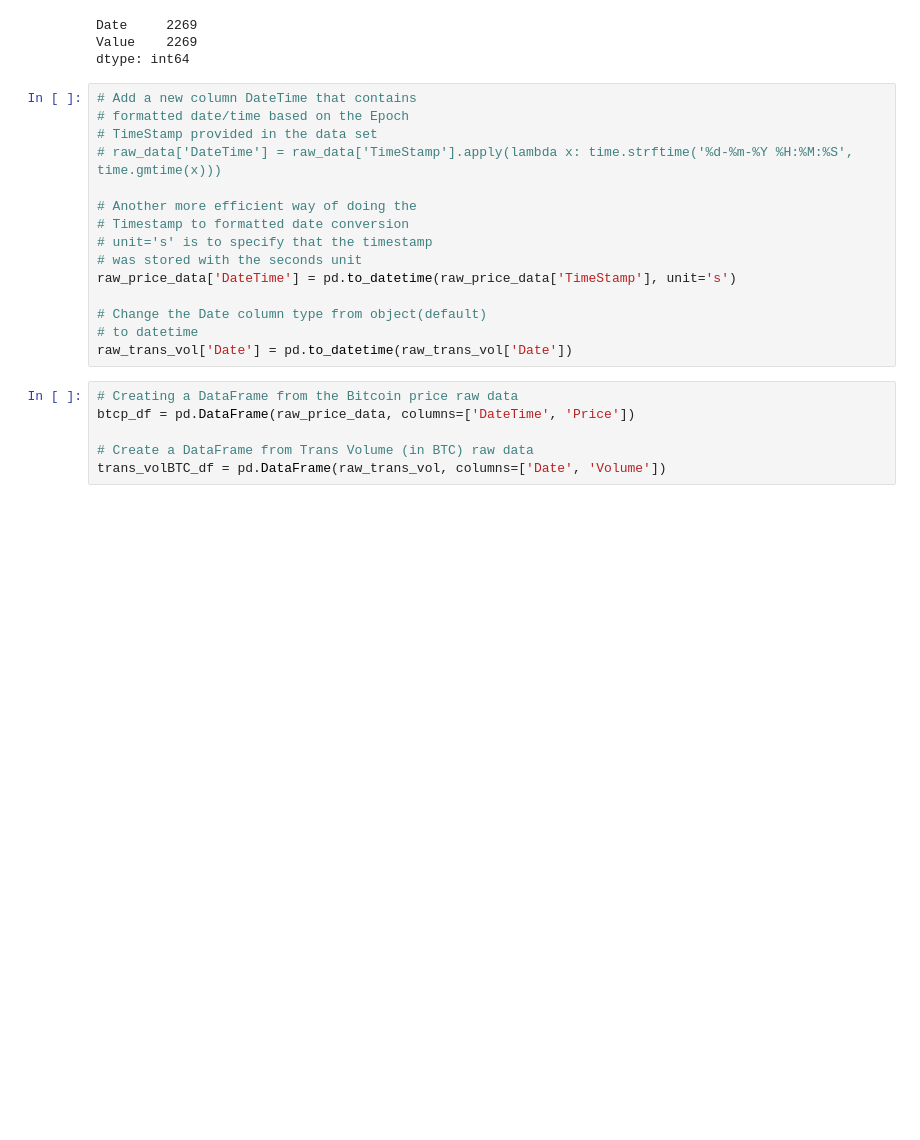
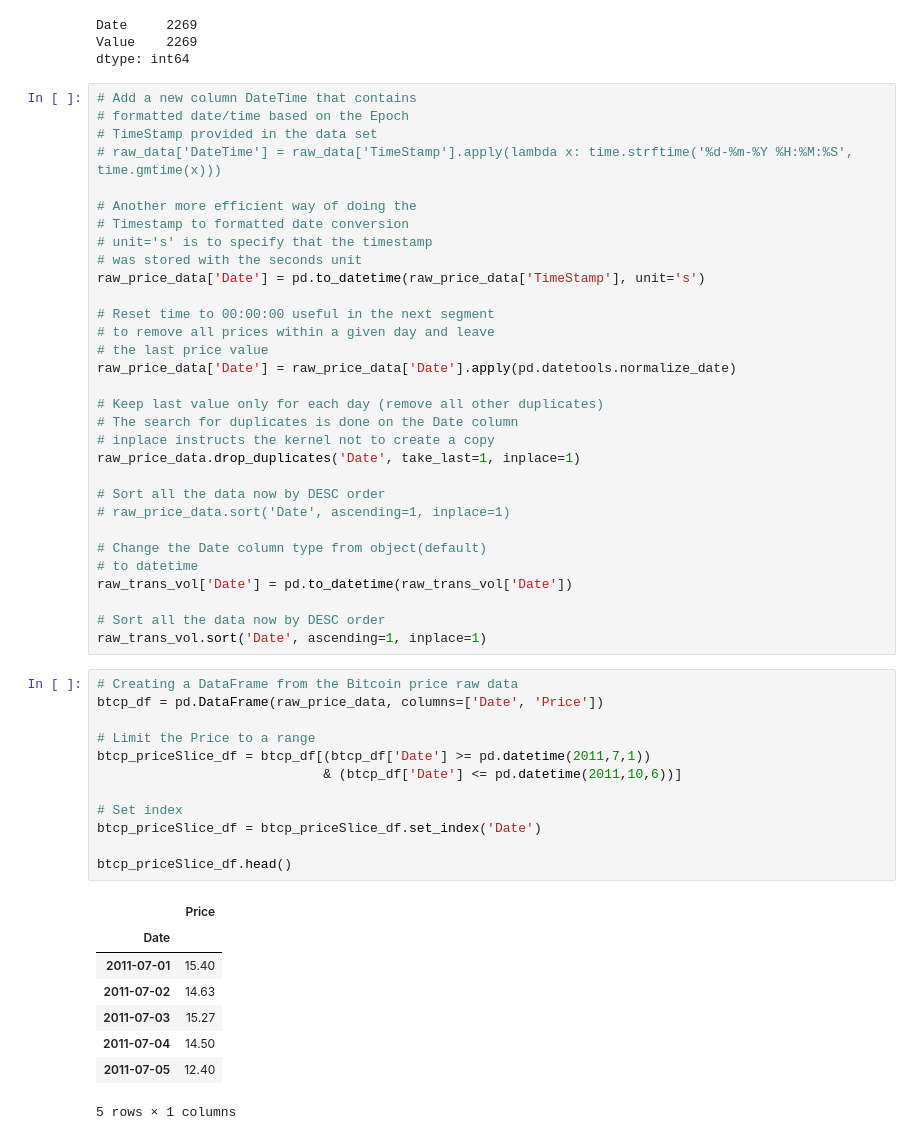
Before and after one commit to Link-/bitcoin-manalysis, a Jupyter notebook: influence/Bitcoin-Price-News-Impact_v0.0.1.ipynb, the cells around one changed output. Cells and saved outputs as stored; diff of their text form; blank space fills up the shorter version.

```diff
--- a/influence/Bitcoin-Price-News-Impact_v0.0.1.ipynb
+++ b/influence/Bitcoin-Price-News-Impact_v0.0.1.ipynb
@@ -60,15 +61,46 @@ dtype: int64
 # Timestamp to formatted date conversion
 # unit='s' is to specify that the timestamp
 # was stored with the seconds unit
-raw_price_data['DateTime'] = pd.to_datetime(raw_price_data['TimeStamp'], unit='s')
+raw_price_data['Date'] = pd.to_datetime(raw_price_data['TimeStamp'], unit='s')
+
+# Reset time to 00:00:00 useful in the next segment
+# to remove all prices within a given day and leave
+# the last price value
+raw_price_data['Date'] = raw_price_data['Date'].apply(pd.datetools.normalize_date)
+
+# Keep last value only for each day (remove all other duplicates)
+# The search for duplicates is done on the Date column
+# inplace instructs the kernel not to create a copy
+raw_price_data.drop_duplicates('Date', take_last=1, inplace=1)
+
+# Sort all the data now by DESC order
+# raw_price_data.sort('Date', ascending=1, inplace=1)
 
 # Change the Date column type from object(default)
 # to datetime
 raw_trans_vol['Date'] = pd.to_datetime(raw_trans_vol['Date'])
+
+# Sort all the data now by DESC order
+raw_trans_vol.sort('Date', ascending=1, inplace=1)
 # %%
 # Creating a DataFrame from the Bitcoin price raw data
-btcp_df = pd.DataFrame(raw_price_data, columns=['DateTime', 'Price'])
+btcp_df = pd.DataFrame(raw_price_data, columns=['Date', 'Price'])
 
-# Create a DataFrame from Trans Volume (in BTC) raw data
-trans_volBTC_df = pd.DataFrame(raw_trans_vol, columns=['Date', 'Volume'])
+# Limit the Price to a range
+btcp_priceSlice_df = btcp_df[(btcp_df['Date'] >= pd.datetime(2011,7,1))
+                             & (btcp_df['Date'] <= pd.datetime(2011,10,6))]
+
+# Set index
+btcp_priceSlice_df = btcp_priceSlice_df.set_index('Date')
+
+btcp_priceSlice_df.head()
+# %% [output]
+|  | Price |
+| Date |  |
+| 2011-07-01 | 15.40 |
+| 2011-07-02 | 14.63 |
+| 2011-07-03 | 15.27 |
+| 2011-07-04 | 14.50 |
+| 2011-07-05 | 12.40 |
+5 rows × 1 columns
 # %%
```
Also changed, not shown: parts of 4 cells of this notebook.
